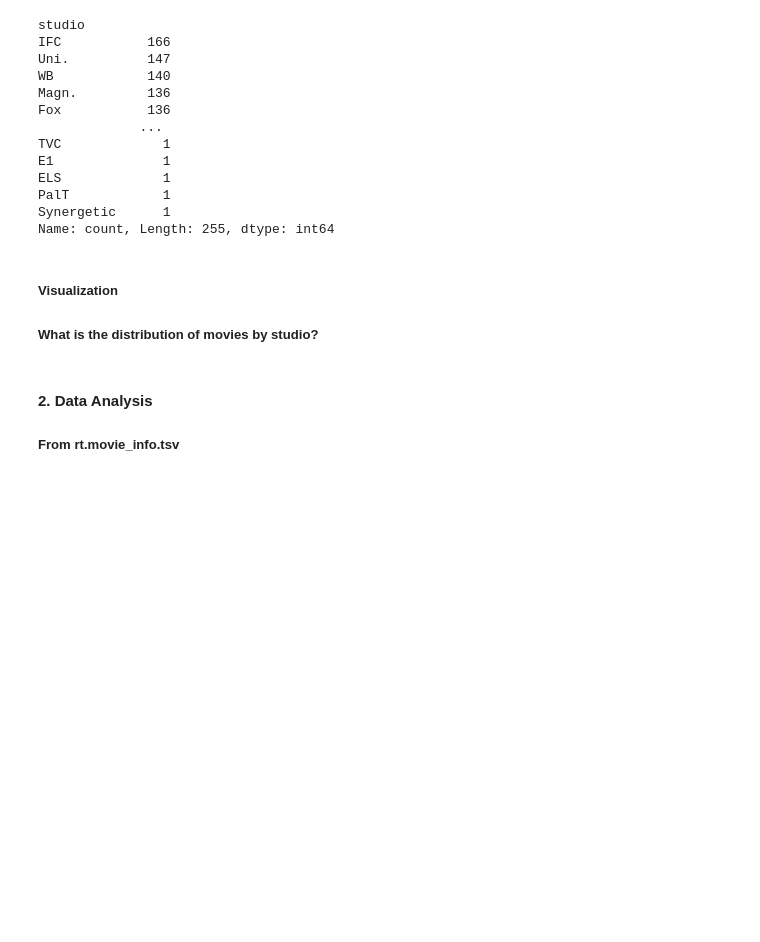
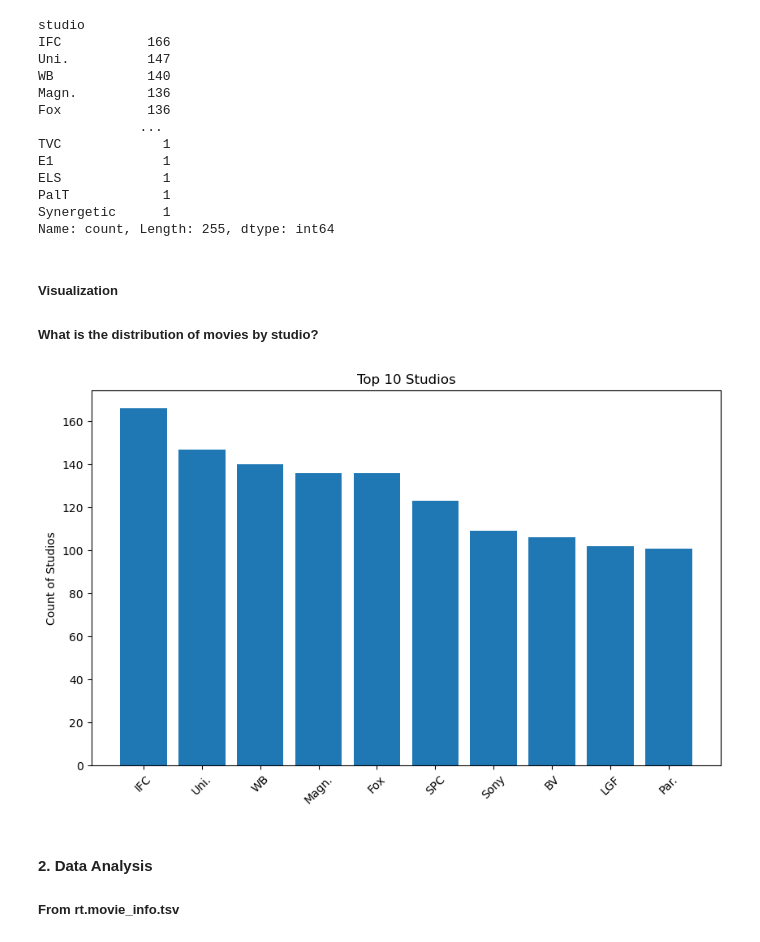
Before and after one commit to jgatharia/DS_Phase_1_Project, a Jupyter notebook: index.ipynb, the cells around one changed output. Saved outputs shown, nothing was run; the diff lists cells and outputs as text; code cells hidden in the pictures; blank space fills up the shorter version.

Commit message:
Count of Studios

```diff
--- a/index.ipynb
+++ b/index.ipynb
@@ -165,6 +165,23 @@ Name: count, Length: 255, dtype: int64
 # %% [markdown]
 ##### Visualization
 ##### What is the distribution of movies by studio?
+# %%
+# Set up plots
+fig, ax1 = plt.subplots(figsize=(10, 6))
+
+# Create variables for easier reuse
+value_counts = cleaned_movie_gross['studio'].value_counts()
+top_10_counts = value_counts.iloc[:10]
+
+# Plot data
+ax1.bar(top_10_counts.index, top_10_counts.values)
+
+# Customize appearance
+ax1.tick_params(axis="x", labelrotation=45)
+ax1.set_ylabel("Count of Studios")
+ax1.set_title("Top 10 Studios");
+# %% [output]
+[figure, added]
 # %% [markdown]
 #### 2. Data Analysis
 ##### From rt.movie_info.tsv
```
